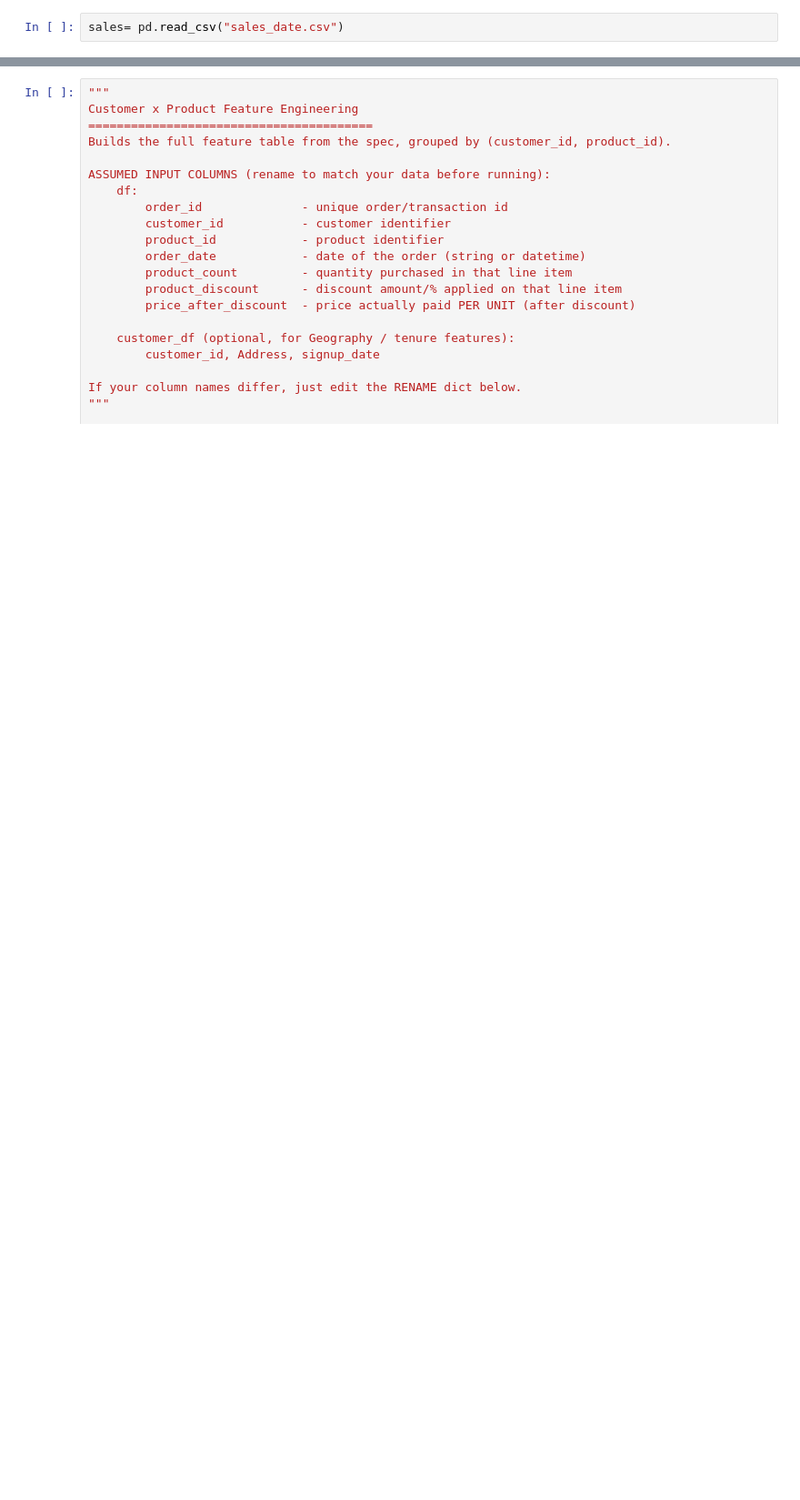
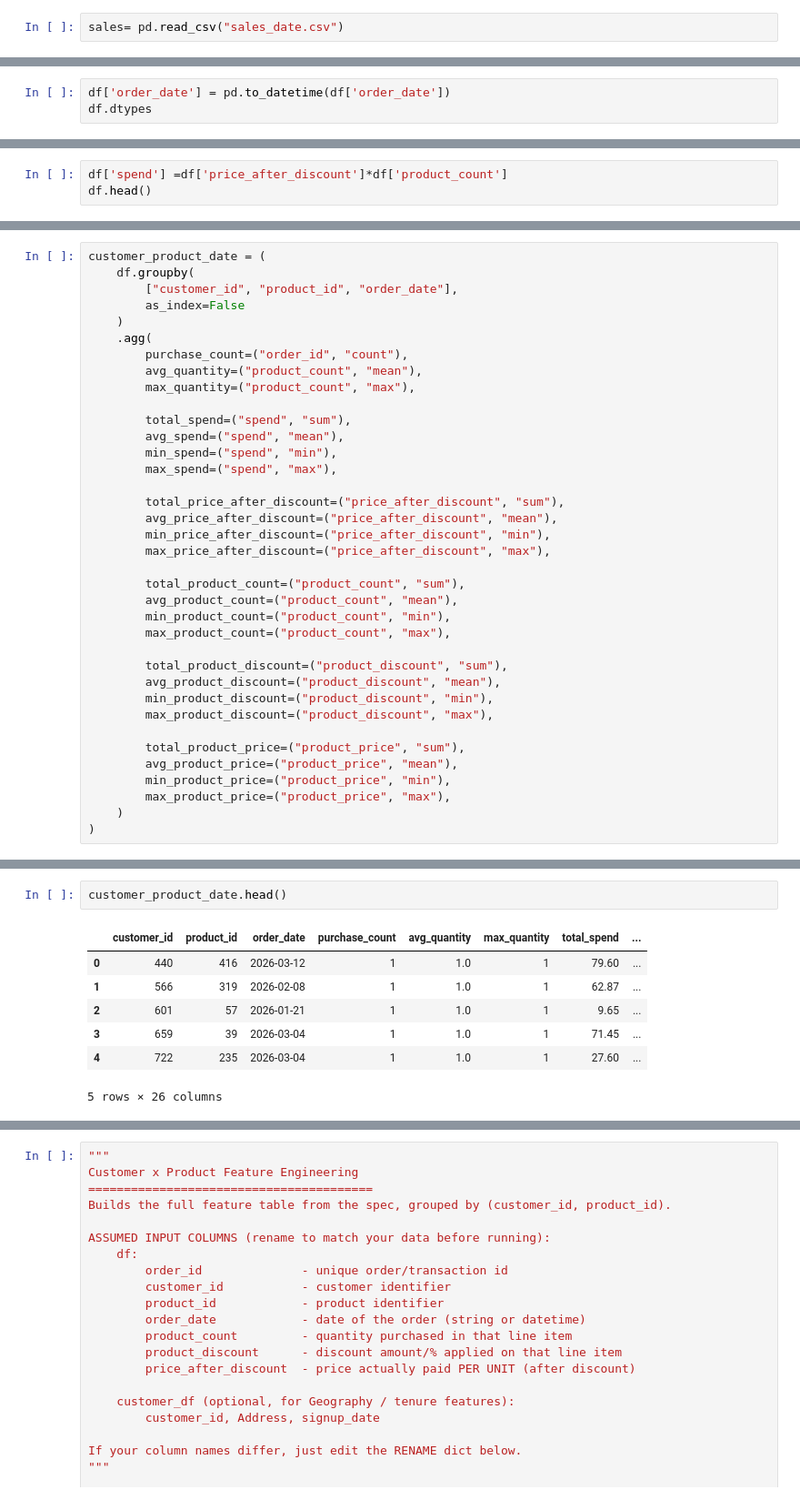
Before and after one commit to lakshmipriya188/Organic-food-tracebality, a Jupyter notebook: Feature creation.ipynb, the cells around one changed output, grey strips where cells are left out. Shown at 91% size. Drawn from its saved outputs; the diff is of its cells as text; blank space fills up the shorter version.

```diff
--- a/Feature creation.ipynb
+++ b/Feature creation.ipynb
@@ -23,0 +88,3 @@ df.head()
+# %%
+df['order_date'] = pd.to_datetime(df['order_date'])
+df.dtypes
@@ -23,0 +102,3 @@ df.head()
+# %%
+df['spend'] =df['price_after_discount']*df['product_count']
+df.head()
@@ -23,0 +119,37 @@ df.head()
+# %%
+customer_product_date = (
+    df.groupby(
+        ["customer_id", "product_id", "order_date"],
+        as_index=False
+    )
+    .agg(
+        purchase_count=("order_id", "count"),
+        avg_quantity=("product_count", "mean"),
+        max_quantity=("product_count", "max"),
+
+        total_spend=("spend", "sum"),
+        avg_spend=("spend", "mean"),
+        min_spend=("spend", "min"),
+        max_spend=("spend", "max"),
+
+        total_price_after_discount=("price_after_discount", "sum"),
+        avg_price_after_discount=("price_after_discount", "mean"),
+        min_price_after_discount=("price_after_discount", "min"),
+        max_price_after_discount=("price_after_discount", "max"),
+
+        total_product_count=("product_count", "sum"),
+        avg_product_count=("product_count", "mean"),
+        min_product_count=("product_count", "min"),
+        max_product_count=("product_count", "max"),
+
+        total_product_discount=("product_discount", "sum"),
+        avg_product_discount=("product_discount", "mean"),
+        min_product_discount=("product_discount", "min"),
+        max_product_discount=("product_discount", "max"),
+
+        total_product_price=("product_price", "sum"),
+        avg_product_price=("product_price", "mean"),
+        min_product_price=("product_price", "min"),
+        max_product_price=("product_price", "max"),
+    )
+)
@@ -23,0 +162,10 @@ df.head()
+# %%
+customer_product_date.head()
+# %% [output]
+|  | customer_id | product_id | order_date | purchase_count | avg_quantity | max_quantity | total_spend | ... |
+| 0 | 440 | 416 | 2026-03-12 | 1 | 1.0 | 1 | 79.60 | ... |
+| 1 | 566 | 319 | 2026-02-08 | 1 | 1.0 | 1 | 62.87 | ... |
+| 2 | 601 | 57 | 2026-01-21 | 1 | 1.0 | 1 | 9.65 | ... |
+| 3 | 659 | 39 | 2026-03-04 | 1 | 1.0 | 1 | 71.45 | ... |
+| 4 | 722 | 235 | 2026-03-04 | 1 | 1.0 | 1 | 27.60 | ... |
+5 rows × 26 columns
```
Also changed, not shown: parts of 22 cells of this notebook, 2 other files.
